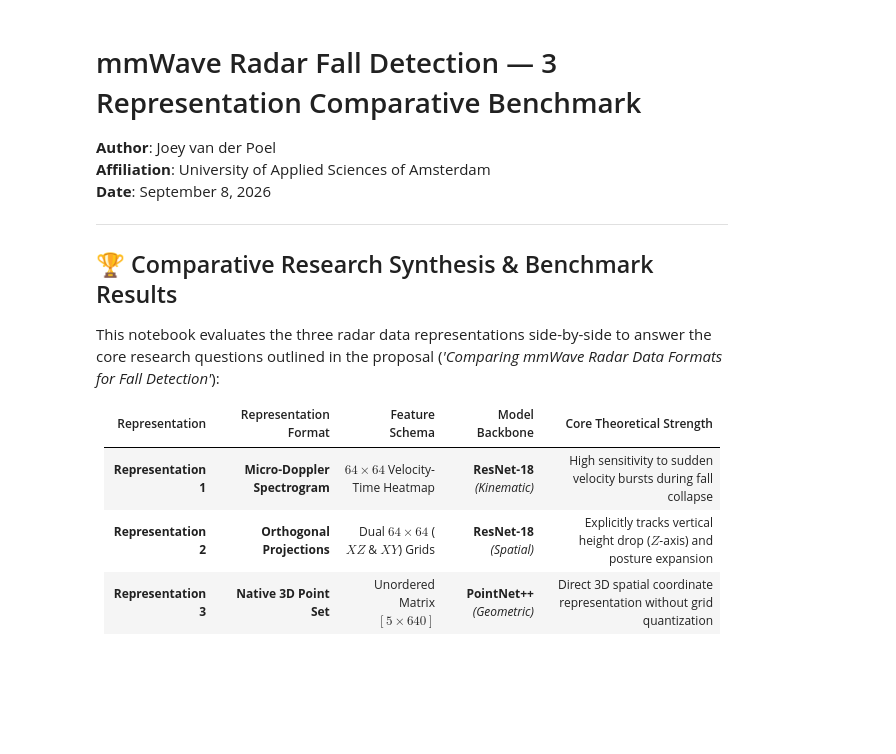
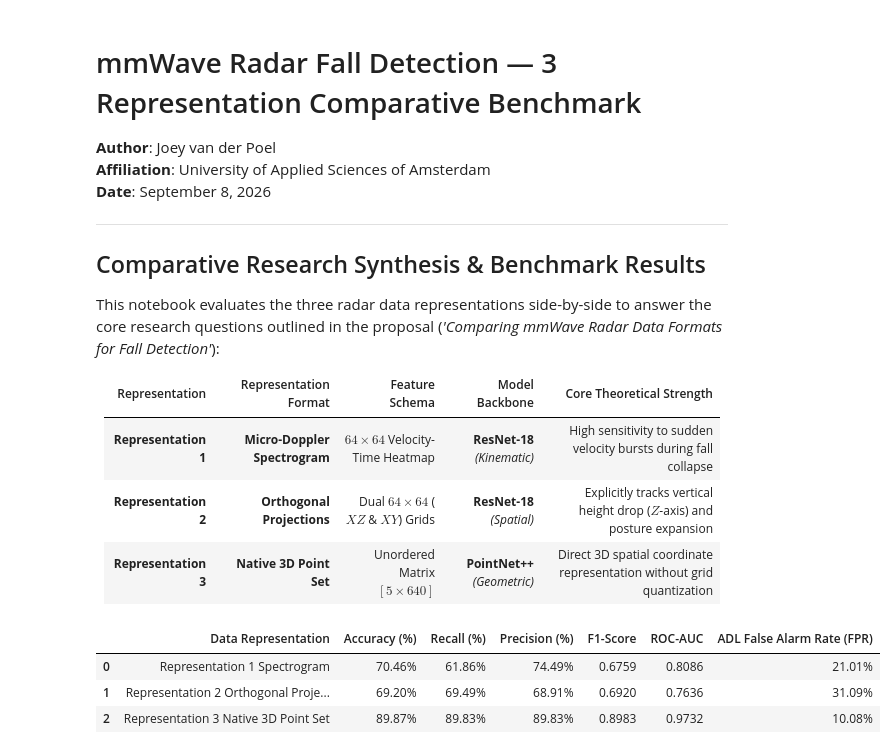
Before and after one commit to JoeyPoel/mmWaves-Fall-Detection, a Jupyter notebook: mmfall/representations/compare_radar_representations.ipynb, the cells around one changed output. Cells and saved outputs as stored; diff of their text form; code cells hidden in the pictures; blank space fills up the shorter version.

```diff
--- a/mmfall/representations/compare_radar_representations.ipynb
+++ b/mmfall/representations/compare_radar_representations.ipynb
@@ -7,7 +7,7 @@
 
 ---
 
-## 🏆 Comparative Research Synthesis & Benchmark Results
+## Comparative Research Synthesis & Benchmark Results
 
 This notebook evaluates the three radar data representations side-by-side to answer the core research questions outlined in the proposal (*'Comparing mmWave Radar Data Formats for Fall Detection'*):
 
@@ -19,42 +19,51 @@ This notebook evaluates the three radar data representations side-by-side to ans
 # %%
 import os
 import json
 from pathlib import Path
 import numpy as np
 import pandas as pd
 import matplotlib.pyplot as plt
 import seaborn as sns
 from sklearn.metrics import roc_curve, auc
 
 sns.set_theme(style="whitegrid")
 plt.rcParams["figure.figsize"] = (12, 6)
 
 # Load Pre-calculated Benchmark Results from JSON
 results_path = Path("models/representation_benchmark_results.json")
 if not results_path.exists():
     results_path = Path("../../models/representation_benchmark_results.json")
 if not results_path.exists():
     results_path = Path("../models/representation_benchmark_results.json")
+
+res = {}
 if results_path.exists():
     with open(results_path, "r") as f:
         res = json.load(f)
 else:
-    print("ERROR: Benchmark JSON file not found in models/")
+    print("WARNING: Benchmark JSON file not found in models/")
 
 # Format Side-by-Side Comparison Table
-summary_data = []
-for rep_name, m in res.items():
-    summary_data.append({
-        "Data Representation": rep_name.replace("_", " "),
-        "Accuracy (%)": f"{m['accuracy']*100:.2f}%",
-        "Recall (%)": f"{m['recall']*100:.2f}%",
-        "Precision (%)": f"{m['precision']*100:.2f}%",
-        "F1-Score": f"{m['f1_score']:.4f}",
-        "ROC-AUC": f"{m['roc_auc']:.4f}",
-        "ADL False Alarm Rate (FPR)": f"{m['fpr']*100:.2f}%"
-    })
-
-df_summary = pd.DataFrame(summary_data)
-display(df_summary)
+if res:
+    summary_data = []
+    for rep_name, m in res.items():
+        summary_data.append({
+            "Data Representation": rep_name.replace("_", " "),
+            "Accuracy (%)": f"{m['accuracy']*100:.2f}%",
+            "Recall (%)": f"{m['recall']*100:.2f}%",
+            "Precision (%)": f"{m['precision']*100:.2f}%",
+            "F1-Score": f"{m['f1_score']:.4f}",
+            "ROC-AUC": f"{m['roc_auc']:.4f}",
+            "ADL False Alarm Rate (FPR)": f"{m['fpr']*100:.2f}%"
+        })
+    df_summary = pd.DataFrame(summary_data)
+    display(df_summary)
+else:
+    print("No benchmark metrics available to display table.")
+# %% [output]
+|  | Data Representation | Accuracy (%) | Recall (%) | Precision (%) | F1-Score | ROC-AUC | ADL False Alarm Rate (FPR) |
+| 0 | Representation 1 Spectrogram | 70.46% | 61.86% | 74.49% | 0.6759 | 0.8086 | 21.01% |
+| 1 | Representation 2 Orthogonal Proje... | 69.20% | 69.49% | 68.91% | 0.6920 | 0.7636 | 31.09% |
+| 2 | Representation 3 Native 3D Point Set | 89.87% | 89.83% | 89.83% | 0.8983 | 0.9732 | 10.08% |
 # %%
 # Overlayed ROC-AUC Comparison Curves
```
Also changed, not shown: parts of 2 cells of this notebook, 56 other files.
